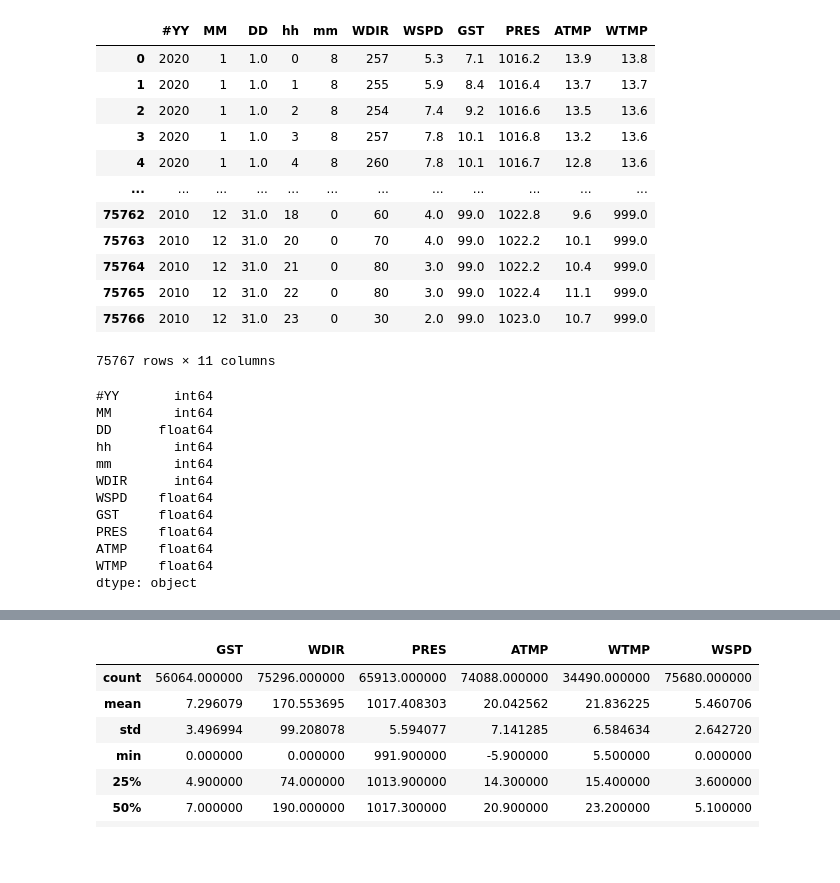
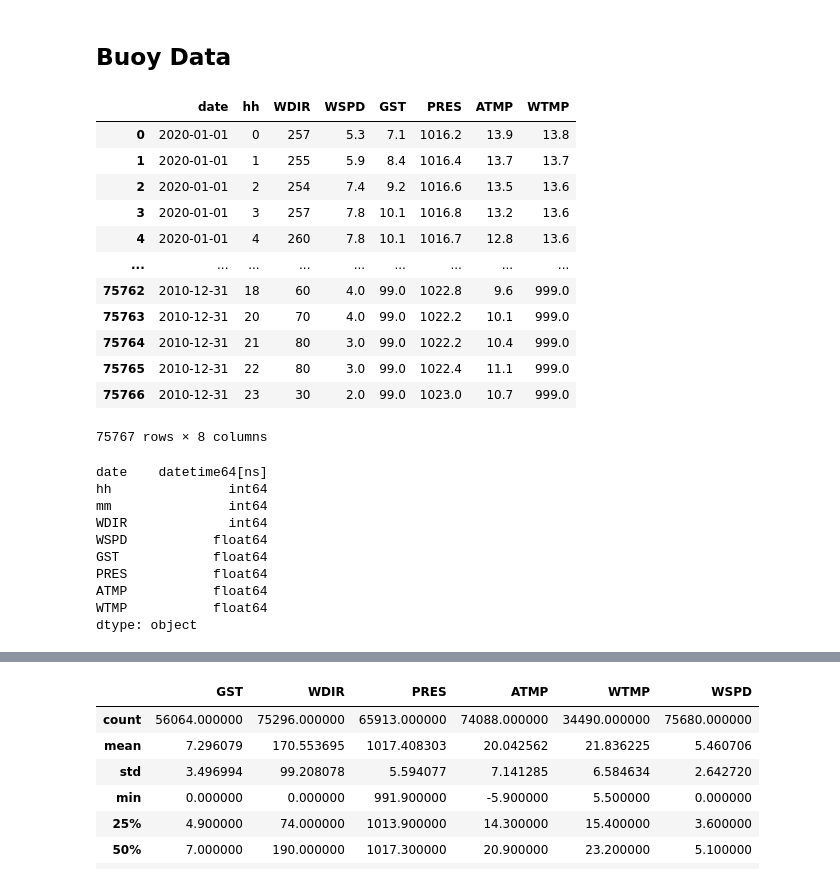
Before and after one commit to Forrestjohnson2000/Sea-Breeze-and-Shark-Analysis, a Jupyter notebook: Data_Preprocessing.ipynb, the cells around one changed output, grey strips where cells are left out. Cells and saved outputs as stored; diff of their text form; code cells hidden in the pictures; blank space fills up the shorter version.

```diff
--- a/Data_Preprocessing.ipynb
+++ b/Data_Preprocessing.ipynb
@@ -1,40 +1,41 @@
 # %% [markdown]
 <a href="https://colab.research.google.com/github/Forrestjohnson2000/6162-Seabreeze/blob/main/Data_Preprocessing.ipynb" target="_parent"><img src="https://colab.research.google.com/assets/colab-badge.svg" alt="Open In Colab"/></a>
+# %% [markdown]
+## Buoy Data
 # %%
 import pandas as pd
 import numpy as np
 # %%
-buoy = pd.read_csv('Buoy.csv')
+buoy = pd.read_csv('Buoy.csv', parse_dates = {"date" : ["#YY","MM","DD"]} )
 buoy
+buoy.drop(["mm"], axis=1)
 # %% [output]
-|  | #YY | MM | DD | hh | mm | WDIR | WSPD | GST | PRES | ATMP | WTMP |
-| 0 | 2020 | 1 | 1.0 | 0 | 8 | 257 | 5.3 | 7.1 | 1016.2 | 13.9 | 13.8 |
-| 1 | 2020 | 1 | 1.0 | 1 | 8 | 255 | 5.9 | 8.4 | 1016.4 | 13.7 | 13.7 |
-| 2 | 2020 | 1 | 1.0 | 2 | 8 | 254 | 7.4 | 9.2 | 1016.6 | 13.5 | 13.6 |
-| 3 | 2020 | 1 | 1.0 | 3 | 8 | 257 | 7.8 | 10.1 | 1016.8 | 13.2 | 13.6 |
-| 4 | 2020 | 1 | 1.0 | 4 | 8 | 260 | 7.8 | 10.1 | 1016.7 | 12.8 | 13.6 |
-| ... | ... | ... | ... | ... | ... | ... | ... | ... | ... | ... | ... |
-| 75762 | 2010 | 12 | 31.0 | 18 | 0 | 60 | 4.0 | 99.0 | 1022.8 | 9.6 | 999.0 |
-| 75763 | 2010 | 12 | 31.0 | 20 | 0 | 70 | 4.0 | 99.0 | 1022.2 | 10.1 | 999.0 |
-| 75764 | 2010 | 12 | 31.0 | 21 | 0 | 80 | 3.0 | 99.0 | 1022.2 | 10.4 | 999.0 |
-| 75765 | 2010 | 12 | 31.0 | 22 | 0 | 80 | 3.0 | 99.0 | 1022.4 | 11.1 | 999.0 |
-| 75766 | 2010 | 12 | 31.0 | 23 | 0 | 30 | 2.0 | 99.0 | 1023.0 | 10.7 | 999.0 |
+|  | date | hh | WDIR | WSPD | GST | PRES | ATMP | WTMP |
+| 0 | 2020-01-01 | 0 | 257 | 5.3 | 7.1 | 1016.2 | 13.9 | 13.8 |
+| 1 | 2020-01-01 | 1 | 255 | 5.9 | 8.4 | 1016.4 | 13.7 | 13.7 |
+| 2 | 2020-01-01 | 2 | 254 | 7.4 | 9.2 | 1016.6 | 13.5 | 13.6 |
+| 3 | 2020-01-01 | 3 | 257 | 7.8 | 10.1 | 1016.8 | 13.2 | 13.6 |
+| 4 | 2020-01-01 | 4 | 260 | 7.8 | 10.1 | 1016.7 | 12.8 | 13.6 |
+| ... | ... | ... | ... | ... | ... | ... | ... | ... |
+| 75762 | 2010-12-31 | 18 | 60 | 4.0 | 99.0 | 1022.8 | 9.6 | 999.0 |
+| 75763 | 2010-12-31 | 20 | 70 | 4.0 | 99.0 | 1022.2 | 10.1 | 999.0 |
+| 75764 | 2010-12-31 | 21 | 80 | 3.0 | 99.0 | 1022.2 | 10.4 | 999.0 |
+| 75765 | 2010-12-31 | 22 | 80 | 3.0 | 99.0 | 1022.4 | 11.1 | 999.0 |
+| 75766 | 2010-12-31 | 23 | 30 | 2.0 | 99.0 | 1023.0 | 10.7 | 999.0 |
-75767 rows × 11 columns
+75767 rows × 8 columns
 # %%
 #Checking the datatypes of inported data, these seem to make sense
 buoy.dtypes
 # %% [output]
-#YY       int64
-MM        int64
-DD      float64
-hh        int64
-mm        int64
-WDIR      int64
-WSPD    float64
-GST     float64
-PRES    float64
-ATMP    float64
-WTMP    float64
+date    datetime64[ns]
+hh               int64
+mm               int64
+WDIR             int64
+WSPD           float64
+GST            float64
+PRES           float64
+ATMP           float64
+WTMP           float64
 dtype: object
 # %%
 buoy.describe()
```
Also changed, not shown: parts of 47 cells of this notebook.
